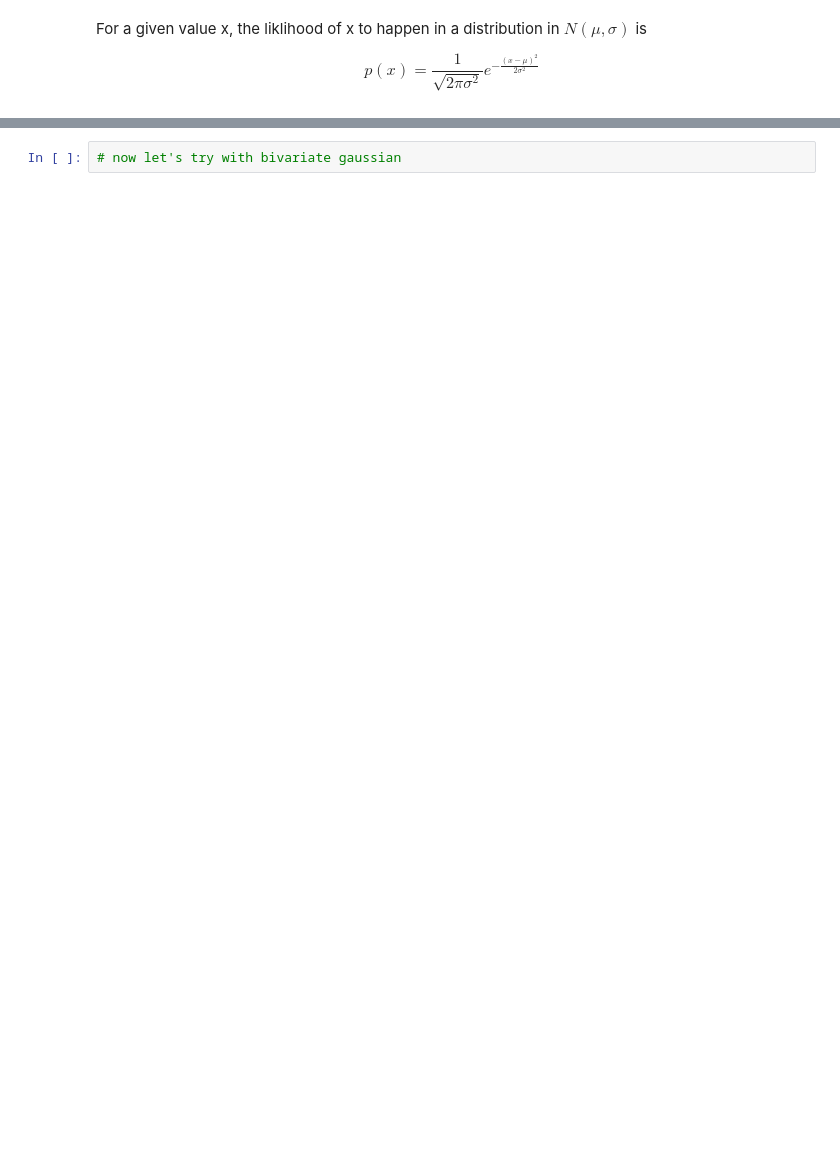
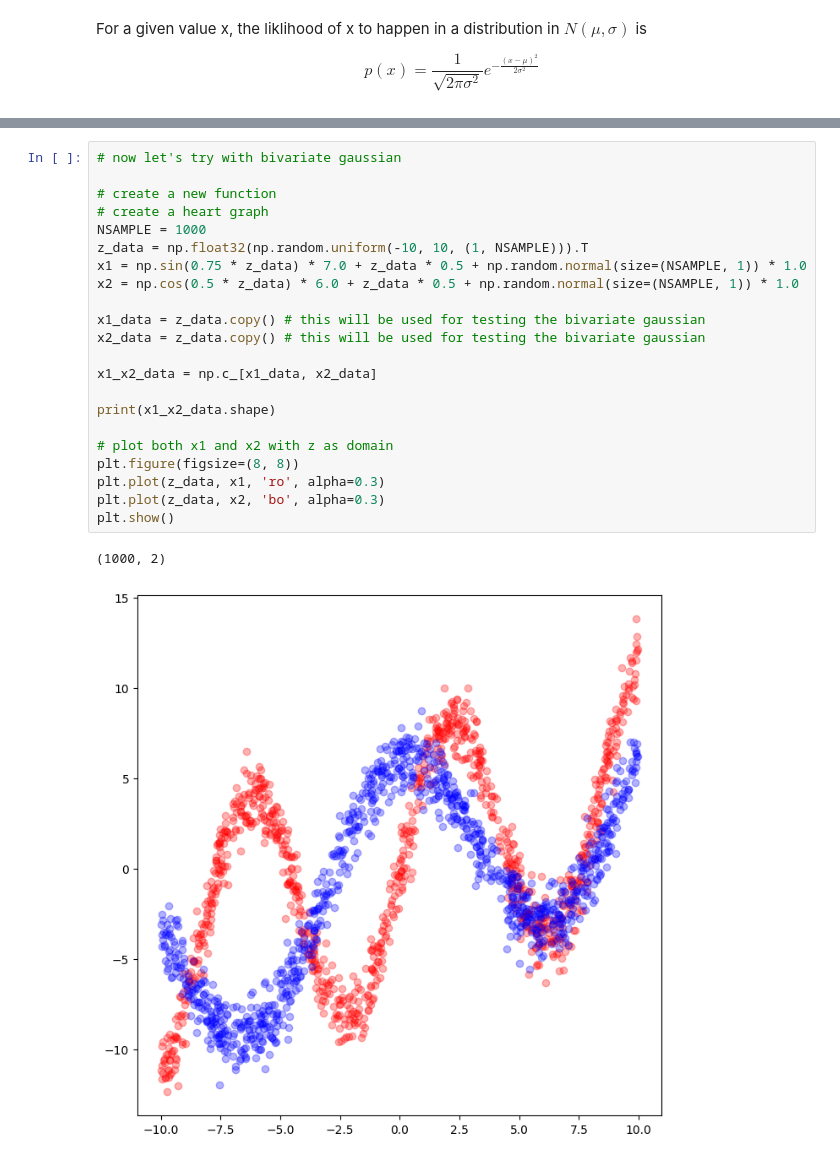
Before and after one commit to hunkim98/pixel-art-ai, a Jupyter notebook: sketchrnn/gmm.ipynb, the cells around one changed output, grey strips where cells are left out. Drawn from its saved outputs; the diff is of its cells as text; blank space fills up the shorter version.

```diff
--- a/sketchrnn/gmm.ipynb
+++ b/sketchrnn/gmm.ipynb
@@ -203,2 +202,25 @@ for i in range(10):
-# %%
-# now let's try with bivariate gaussian
+# %%
+# now let's try with bivariate gaussian
+
+# create a new function
+# create a heart graph
+NSAMPLE = 1000
+z_data = np.float32(np.random.uniform(-10, 10, (1, NSAMPLE))).T
+x1 = np.sin(0.75 * z_data) * 7.0 + z_data * 0.5 + np.random.normal(size=(NSAMPLE, 1)) * 1.0
+x2 = np.cos(0.5 * z_data) * 6.0 + z_data * 0.5 + np.random.normal(size=(NSAMPLE, 1)) * 1.0
+
+x1_data = z_data.copy() # this will be used for testing the bivariate gaussian
+x2_data = z_data.copy() # this will be used for testing the bivariate gaussian
+
+x1_x2_data = np.c_[x1_data, x2_data]
+
+print(x1_x2_data.shape)
+
+# plot both x1 and x2 with z as domain
+plt.figure(figsize=(8, 8))
+plt.plot(z_data, x1, 'ro', alpha=0.3)
+plt.plot(z_data, x2, 'bo', alpha=0.3)
+plt.show()
+# %% [output]
+(1000, 2)
+[figure, added]
```
Also changed, not shown: parts of 11 cells of this notebook.
